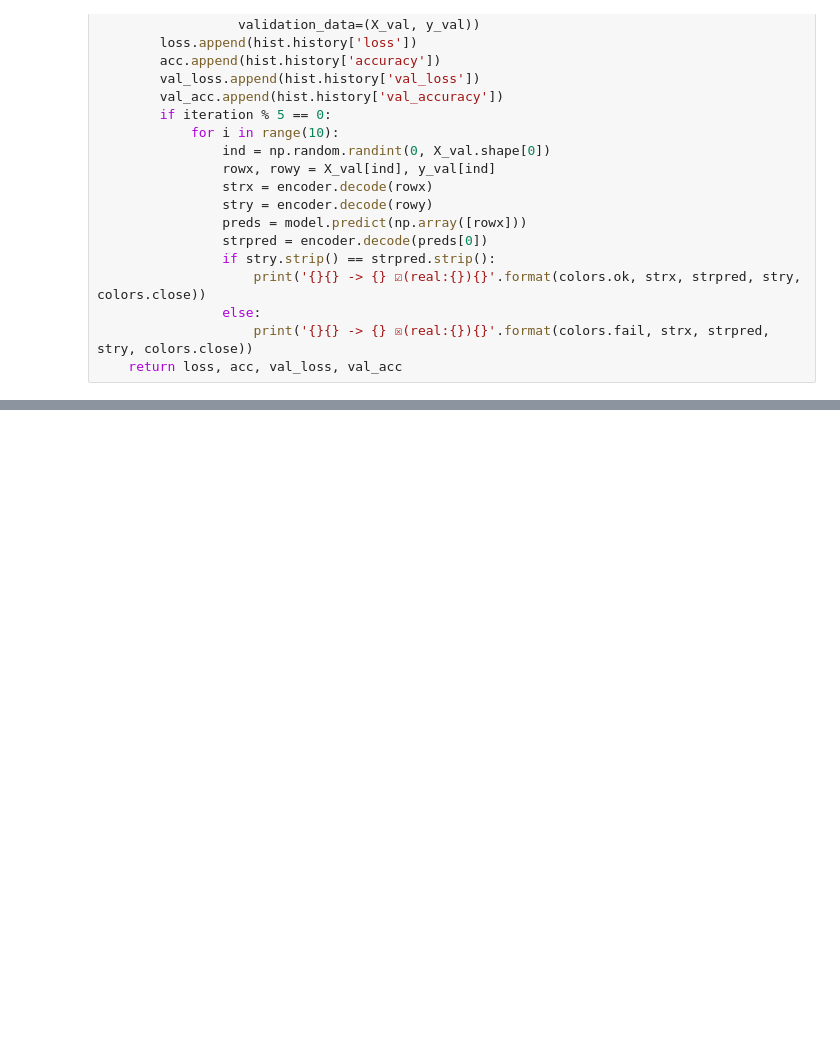
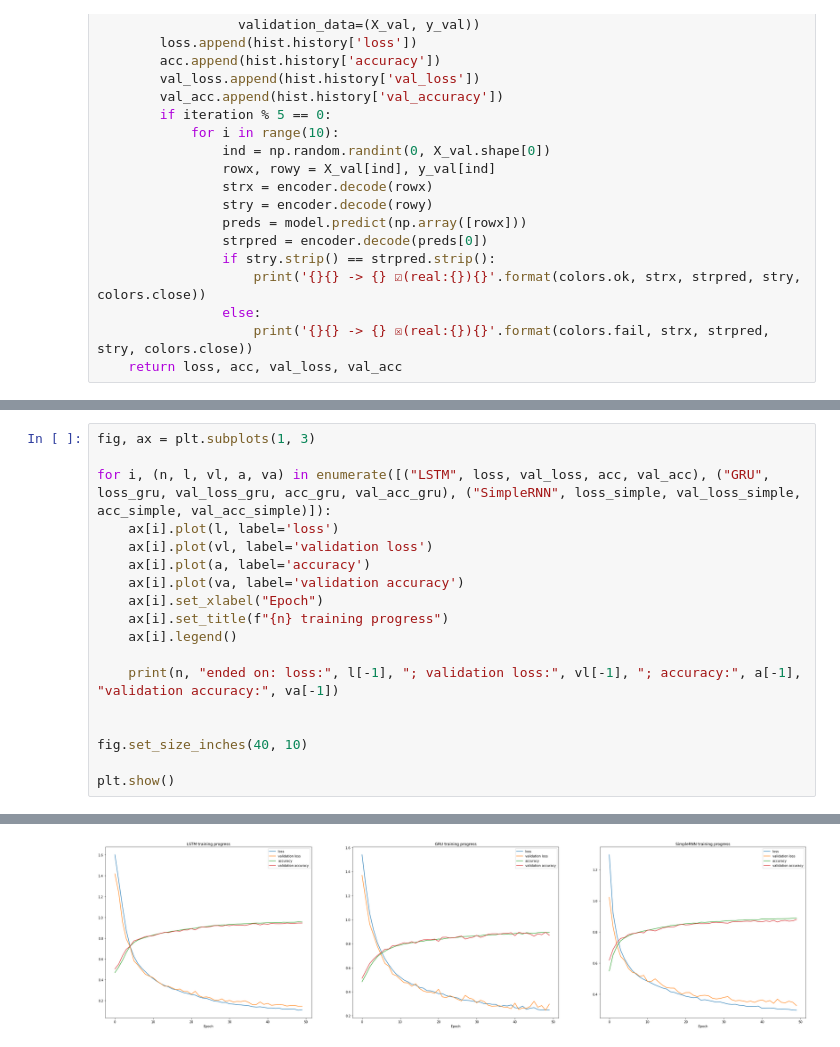
Before and after one commit to fhac-ewi/recurrent-neural-network, a Jupyter notebook: NumberSeriesTest.ipynb, the cells around one changed output, grey strips where cells are left out. Drawn from its saved outputs; the diff is of its cells as text; blank space fills up the shorter version.

```diff
--- a/NumberSeriesTest.ipynb
+++ b/NumberSeriesTest.ipynb
@@ -191,0 +283,19 @@ plt.show()
+# %%
+fig, ax = plt.subplots(1, 3)
+
+for i, (n, l, vl, a, va) in enumerate([("LSTM", loss, val_loss, acc, val_acc), ("GRU", loss_gru, val_loss_gru, acc_gru, val_acc_gru), ("SimpleRNN", loss_simple, val_loss_simple, acc_simple, val_acc_simple)]):
+    ax[i].plot(l, label='loss')
+    ax[i].plot(vl, label='validation loss')
+    ax[i].plot(a, label='accuracy')
+    ax[i].plot(va, label='validation accuracy')
+    ax[i].set_xlabel("Epoch")
+    ax[i].set_title(f"{n} training progress")
+    ax[i].legend()
+
+    print(n, "ended on: loss:", l[-1], "; validation loss:", vl[-1], "; accuracy:", a[-1], "validation accuracy:", va[-1])
+
+
+fig.set_size_inches(40, 10)
+
+plt.show()
+# %% [output]
@@ -192,3 +305,4 @@ plt.show()
+[figure, added]
 # %%
 from IPython.display import display
 from ipywidgets import interactive, fixed
```
Also changed, not shown: parts of 12 cells of this notebook.
